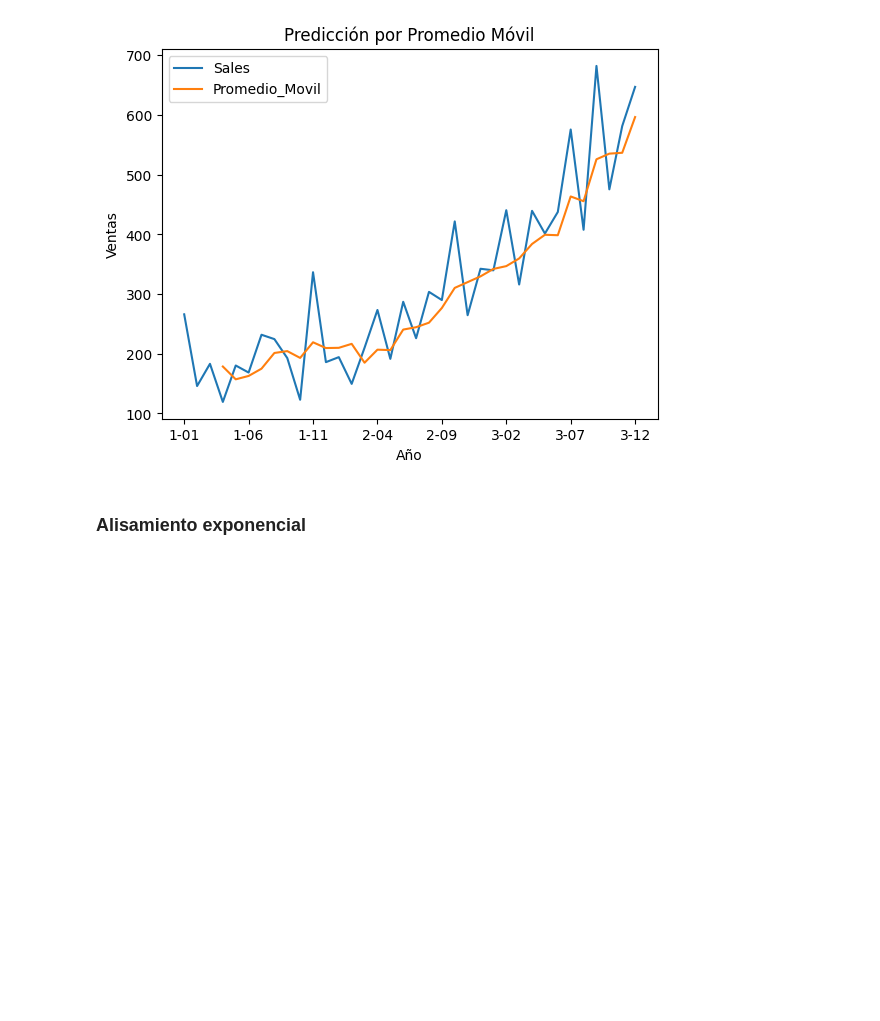
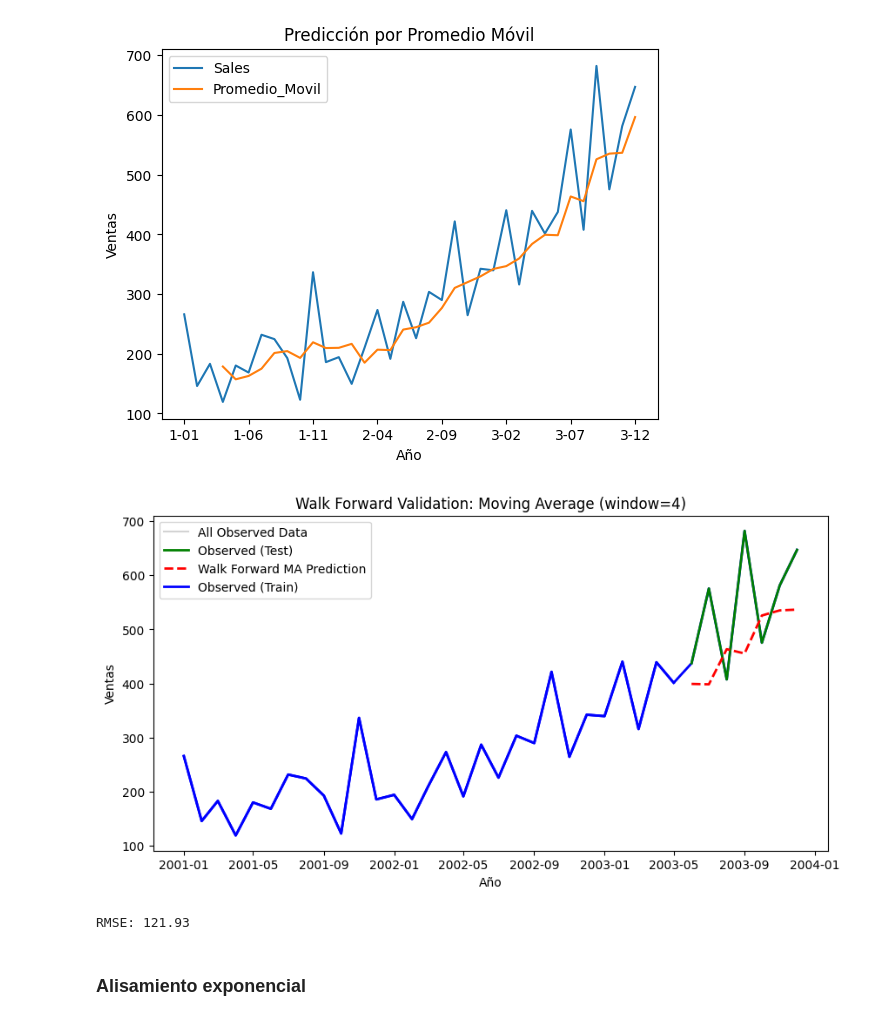
Before and after one commit to Its-Japo/DataScience, a Jupyter notebook: Lab1/main.ipynb, the cells around one changed output. Saved outputs shown, nothing was run; the diff lists cells and outputs as text; code cells hidden in the pictures; blank space fills up the shorter version.

```diff
--- a/Lab1/main.ipynb
+++ b/Lab1/main.ipynb
@@ -55,5 +139,75 @@ plt.ylabel("Ventas")
 plt.show()
 # %% [output]
 [figure]
+# %%
+import pandas as pd
+import numpy as np
+import matplotlib.pyplot as plt
+from sklearn.metrics import mean_squared_error
+
+# Prepare the data
+data = [
+    ("1-01",266.0), ("1-02",145.9), ("1-03",183.1), ("1-04",119.3), ("1-05",180.3), ("1-06",168.5),
+    ("1-07",231.8), ("1-08",224.5), ("1-09",192.8), ("1-10",122.9), ("1-11",336.5), ("1-12",185.9),
+    ("2-01",194.3), ("2-02",149.5), ("2-03",210.1), ("2-04",273.3), ("2-05",191.4), ("2-06",287.0),
+    ("2-07",226.0), ("2-08",303.6), ("2-09",289.9), ("2-10",421.6), ("2-11",264.5), ("2-12",342.3),
+    ("3-01",339.7), ("3-02",440.4), ("3-03",315.9), ("3-04",439.3), ("3-05",401.3), ("3-06",437.4),
+    ("3-07",575.5), ("3-08",407.6), ("3-09",682.0), ("3-10",475.3), ("3-11",581.3), ("3-12",646.9)
+]
+
+df = pd.DataFrame(data, columns=['Month', 'Sales'])
+df['Month'] = pd.date_range(start='2001-01', periods=len(df), freq='MS')
+df.set_index('Month', inplace=True)
+
+# Split: 29 for train, 7 for test
+train_size = 29
+train = df.iloc[:train_size]
+test = df.iloc[train_size:]
+
+# Walk forward validation with moving average (window=4)
+window = 4
+history = list(train['Sales'])
+preds = []
+
+for t in range(len(test)):
+    if len(history) >= window:
+        pred = np.mean(history[-window:])
+    else:
+        pred = np.mean(history)
+    preds.append(pred)
+    history.append(test['Sales'].iloc[t])
+
+# Convert predictions to Series for plotting
+preds_series = pd.Series(preds, index=test.index)
+
+plt.figure(figsize=(10, 5))
+
+# Plot the entire real data in light gray for context
+plt.plot(df.index, df['Sales'], color='lightgray', label='All Observed Data', zorder=1)
+
+# Plot the full observed data as a single line (for continuity)
+plt.plot(df.index, df['Sales'], color='blue', linewidth=2, label='_nolegend_', zorder=2)
+
+# Overlay the test segment in green, so it covers the blue in the test region
+plt.plot(test.index, test['Sales'], color='green', linewidth=2, label='Observed (Test)', zorder=3)
+
+# Plot predictions
+plt.plot(preds_series.index, preds_series, color='red', linestyle='--', linewidth=2, label='Walk Forward MA Prediction', zorder=4)
+
+# Add legend for train (blue) only for the train region
+plt.plot(train.index, train['Sales'], color='blue', linewidth=2, label='Observed (Train)', zorder=2)
+
+plt.legend()
+plt.title("Walk Forward Validation: Moving Average (window=4)")
+plt.xlabel("Año")
+plt.ylabel("Ventas")
+plt.show()
+
+# Calculate RMSE
+rmse = np.sqrt(mean_squared_error(test['Sales'], preds))
+print(f"RMSE: {rmse:.2f}")
+# %% [output]
+[figure, added]
+RMSE: 121.93
 # %% [markdown]
 ### Alisamiento exponencial
```
Also changed, not shown: parts of 20 cells of this notebook.
